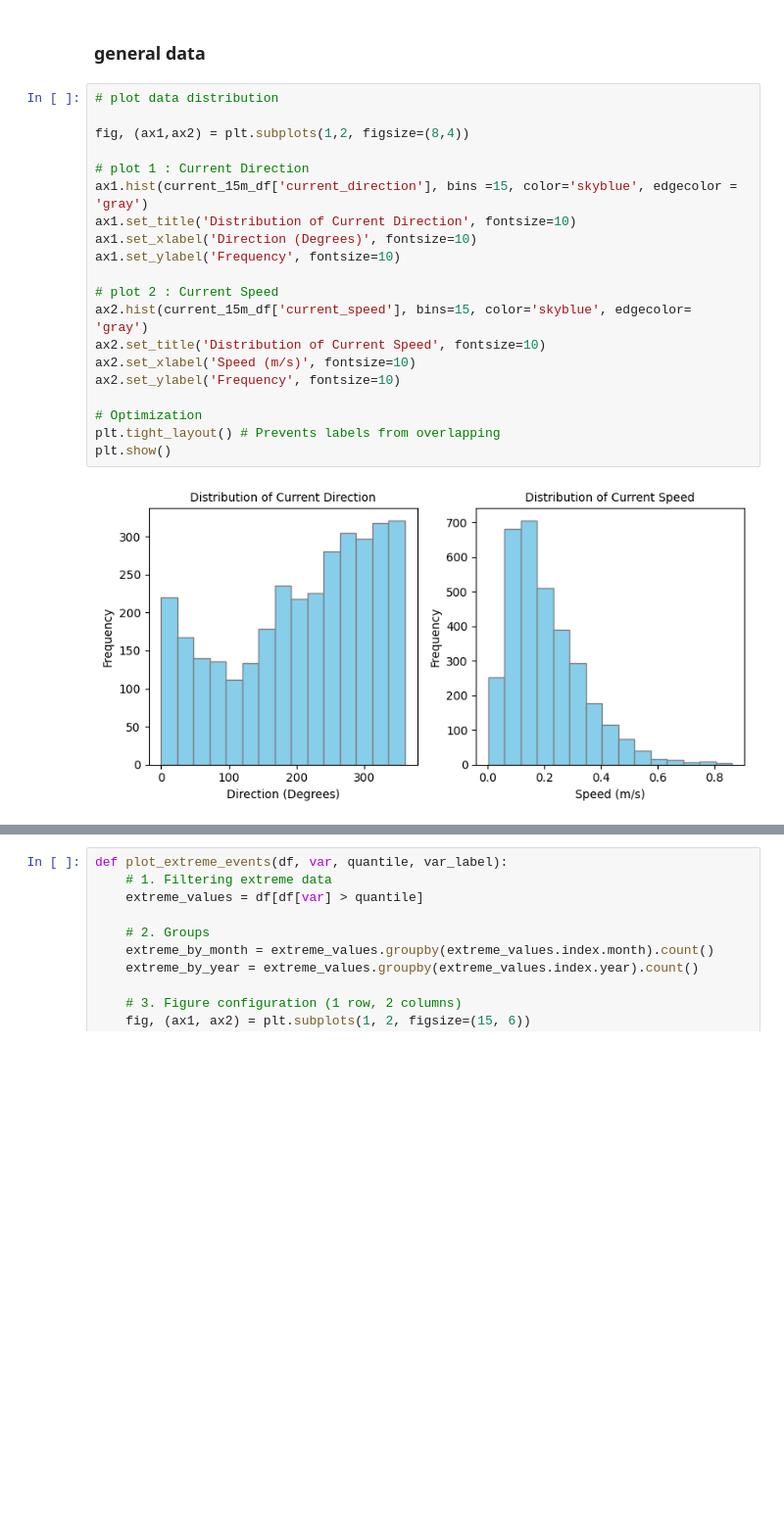
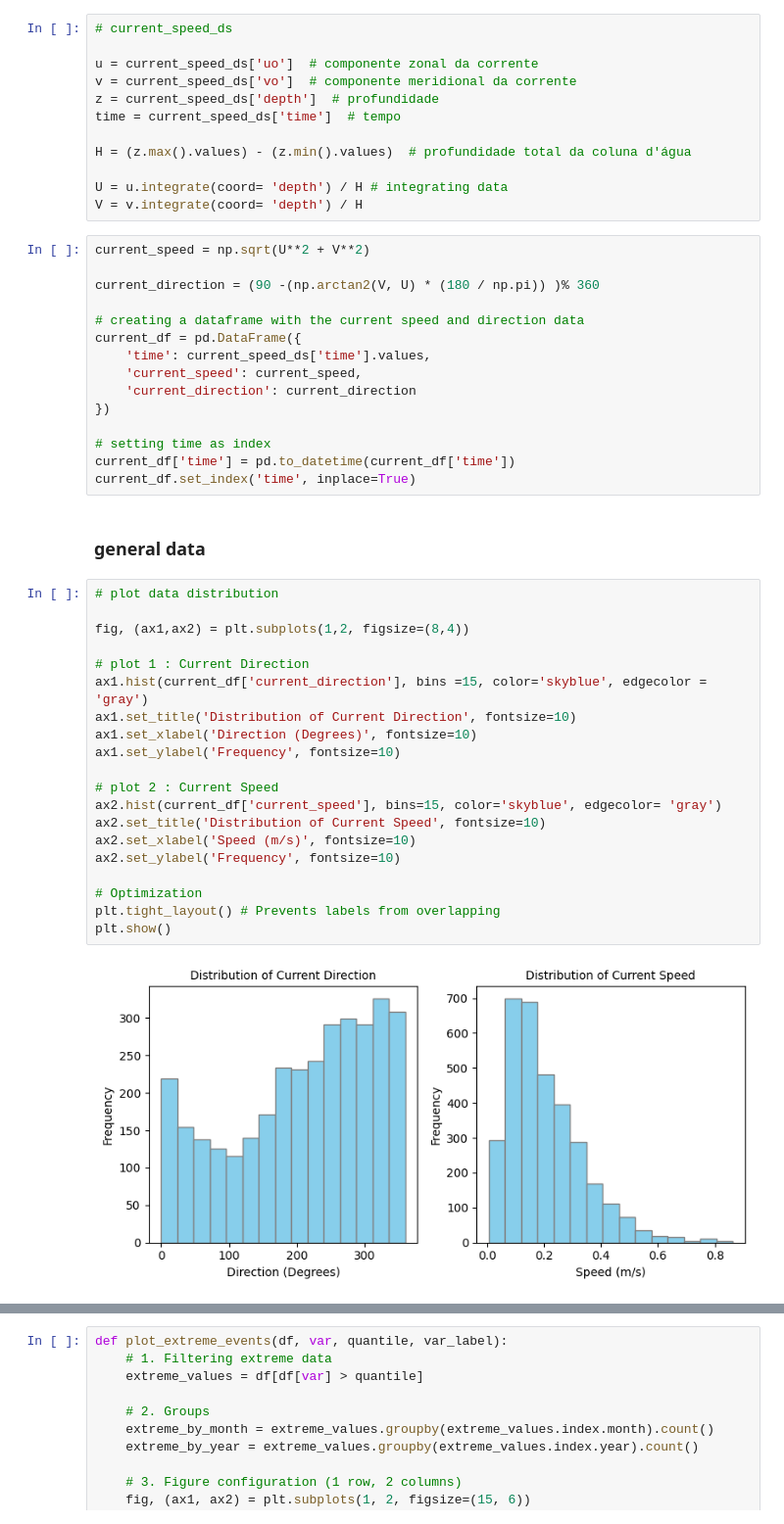
Before and after one commit to loclisam/SARC_LISA_2025, a Jupyter notebook: meteocean_organized_v1.ipynb, the cells around one changed output, grey strips where cells are left out. Shown at 98% size. Saved outputs shown, nothing was run; the diff lists cells and outputs as text; blank space fills up the shorter version.

```diff
--- a/meteocean_organized_v1.ipynb
+++ b/meteocean_organized_v1.ipynb
@@ -68,25 +38,52 @@ current_15m_df.drop('Unnamed: 0', axis=1, inplace=True, errors='ignore')
+# %%
+# current_speed_ds
+
+u = current_speed_ds['uo']  # componente zonal da corrente
+v = current_speed_ds['vo']  # componente meridional da corrente
+z = current_speed_ds['depth']  # profundidade
+time = current_speed_ds['time']  # tempo
+
+H = (z.max().values) - (z.min().values)  # profundidade total da coluna d'água
+
+U = u.integrate(coord= 'depth') / H # integrating data
+V = v.integrate(coord= 'depth') / H
+# %%
+current_speed = np.sqrt(U**2 + V**2)
+
+current_direction = (90 -(np.arctan2(V, U) * (180 / np.pi)) )% 360
+
+# creating a dataframe with the current speed and direction data
+current_df = pd.DataFrame({
+    'time': current_speed_ds['time'].values,
+    'current_speed': current_speed,
+    'current_direction': current_direction
+})
+
+# setting time as index
+current_df['time'] = pd.to_datetime(current_df['time'])
+current_df.set_index('time', inplace=True)
 # %% [markdown]
 ### general data
 # %%
 # plot data distribution
 
 fig, (ax1,ax2) = plt.subplots(1,2, figsize=(8,4))
 
 # plot 1 : Current Direction
-ax1.hist(current_15m_df['current_direction'], bins =15, color='skyblue', edgecolor = 'gray')
+ax1.hist(current_df['current_direction'], bins =15, color='skyblue', edgecolor = 'gray')
 ax1.set_title('Distribution of Current Direction', fontsize=10)
 ax1.set_xlabel('Direction (Degrees)', fontsize=10)
 ax1.set_ylabel('Frequency', fontsize=10)
 
 # plot 2 : Current Speed
-ax2.hist(current_15m_df['current_speed'], bins=15, color='skyblue', edgecolor= 'gray')
+ax2.hist(current_df['current_speed'], bins=15, color='skyblue', edgecolor= 'gray')
 ax2.set_title('Distribution of Current Speed', fontsize=10)
 ax2.set_xlabel('Speed (m/s)', fontsize=10)
 ax2.set_ylabel('Frequency', fontsize=10)
 
 # Optimization
 plt.tight_layout() # Prevents labels from overlapping
 plt.show()
 # %% [output]
-[figure, old version]
+[figure, new version]
 # %%
```
Also changed, not shown: parts of 32 cells of this notebook, 1 other file.
